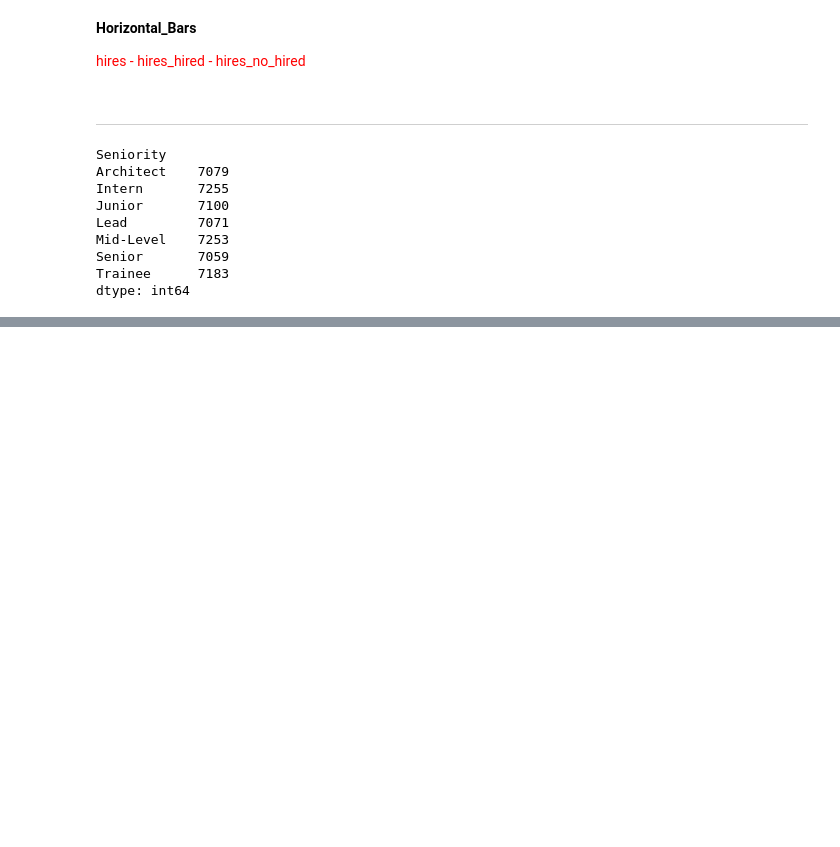
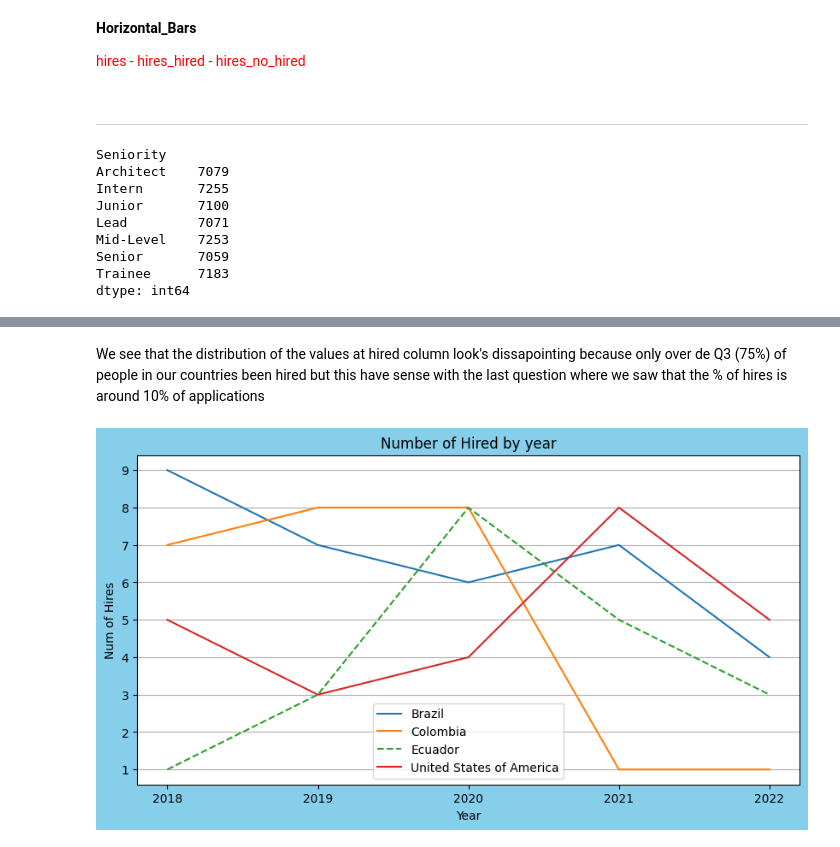
Before and after one commit to JoanMz/Workshop_one, a Jupyter notebook: Src/Notebooks/EDA.ipynb, the cells around one changed output, grey strips where cells are left out. Cells and saved outputs as stored; diff of their text form; code cells hidden in the pictures; blank space fills up the shorter version.

```diff
--- a/Src/Notebooks/EDA.ipynb
+++ b/Src/Notebooks/EDA.ipynb
@@ -391,0 +434,5 @@ fig, ax = plt.subplots(2, layout="constrained")
+# %%
+countries_of_interest = ['United States of America', 'Brazil', 'Colombia', 'Ecuador']#Create a list with the values to graph
+
+hired_by_country = hired_dataset[hired_dataset.Country.isin(countries_of_interest)]#filter by these countries
+hired_by_country_h = hired_by_country[hired_by_country.Hired == 1]#Second filter with hired_people
@@ -391,0 +472,19 @@ fig, ax = plt.subplots(2, layout="constrained")
+# %% [markdown]
+We see that the distribution of the values at hired column look's dissapointing because only over de Q3 (75%) of people in our countries been hired but this have sense with the last question where we saw that the % of hires is around 10% of applications
+# %%
+grouped = hired_by_country_h.groupby(['Year', 'Country']).sum().reset_index()
+sl = {"Ecuador":"--"}
+fig , ax = plt.subplots(figsize=(10,5))
+for country in grouped['Country'].unique():
+    country_data = grouped[grouped['Country'] == country]
+    ax.plot(country_data['Year'], country_data['Hired'], label=country, linestyle='--' if country == 'Ecuador' else '-')
+ax.set_xlabel('Year')
+ax.set_ylabel("Num of Hires")
+ax.set_title('Number of Hired by year')
+ax.legend()
+ax.set_xticks(grouped['Year'].unique())
+ax.grid(True, axis="y")
+fig.set_facecolor("skyblue")
+plt.show()
+# %% [output]
+[figure, added]
```
Also changed, not shown: parts of 19 cells of this notebook, 1 other file.
